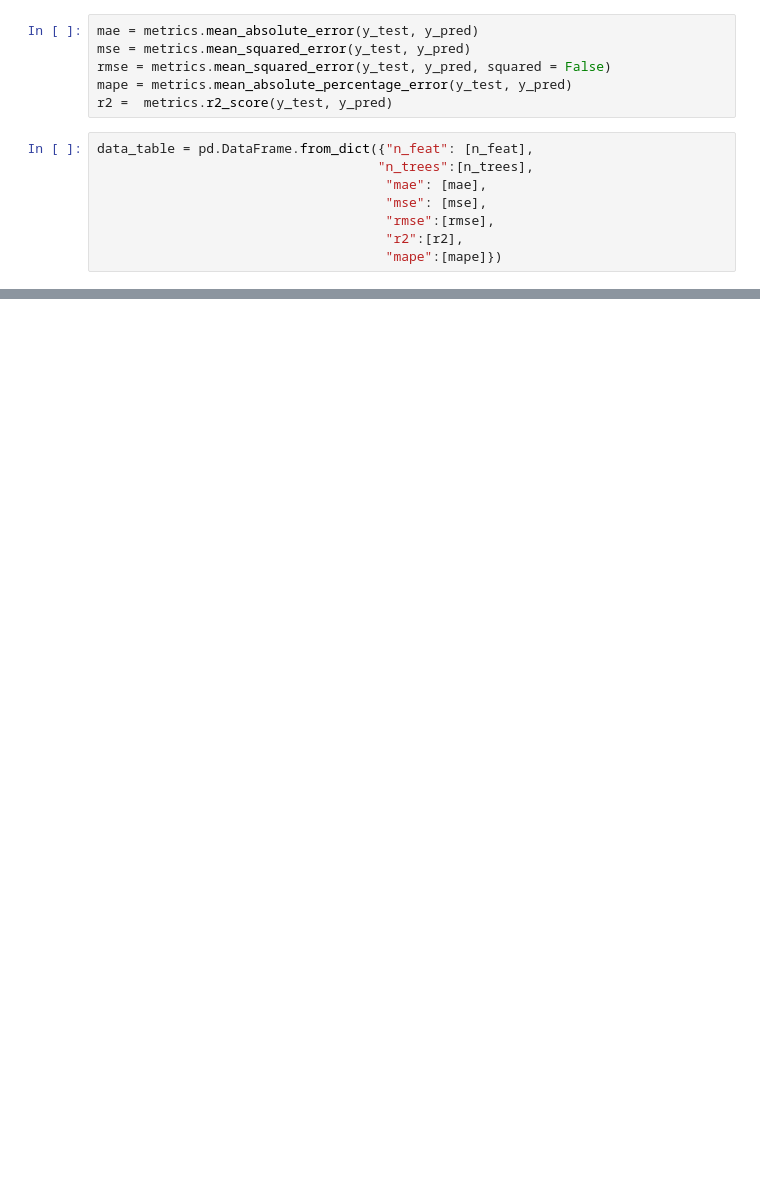
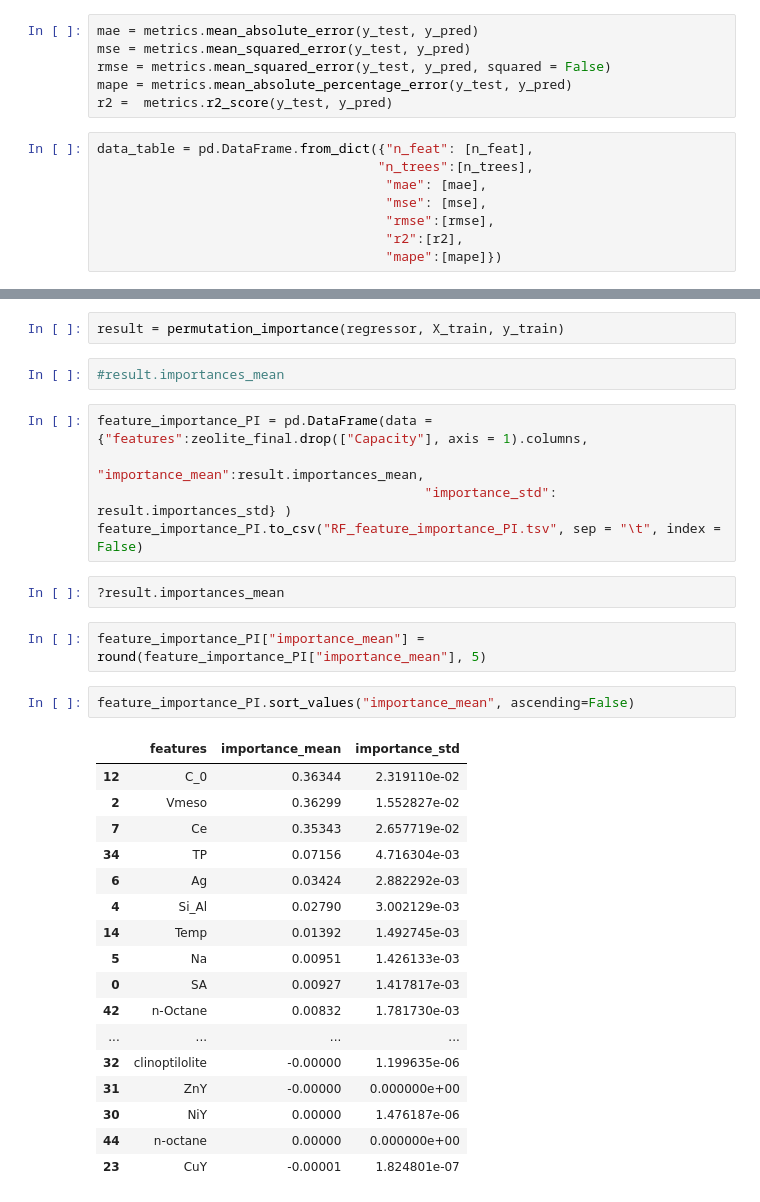
Before and after one commit to PiscatorX/Project-Roger-Dodger, a Jupyter notebook: Python-ML/random_forest.ipynb, the cells around one changed output, grey strips where cells are left out. Drawn from its saved outputs; the diff is of its cells as text; blank space fills up the shorter version.

```diff
--- a/Python-ML/random_forest.ipynb
+++ b/Python-ML/random_forest.ipynb
@@ -247,0 +281,33 @@ os.getcwd()
+# %%
+result = permutation_importance(regressor, X_train, y_train)
+# %%
+#result.importances_mean
+# %%
+feature_importance_PI = pd.DataFrame(data = {"features":zeolite_final.drop(["Capacity"], axis = 1).columns,
+                                          "importance_mean":result.importances_mean,
+                                          "importance_std": result.importances_std} )
+feature_importance_PI.to_csv("RF_feature_importance_PI.tsv", sep = "\t", index = False)
+# %%
+?result.importances_mean
+# %%
+feature_importance_PI["importance_mean"] = round(feature_importance_PI["importance_mean"], 5)
+# %%
+feature_importance_PI.sort_values("importance_mean", ascending=False)
+# %% [output]
+|  | features | importance_mean | importance_std |
+| 12 | C_0 | 0.36344 | 2.319110e-02 |
+| 2 | Vmeso | 0.36299 | 1.552827e-02 |
+| 7 | Ce | 0.35343 | 2.657719e-02 |
+| 34 | TP | 0.07156 | 4.716304e-03 |
+| 6 | Ag | 0.03424 | 2.882292e-03 |
+| 4 | Si_Al | 0.02790 | 3.002129e-03 |
+| 14 | Temp | 0.01392 | 1.492745e-03 |
+| 5 | Na | 0.00951 | 1.426133e-03 |
+| 0 | SA | 0.00927 | 1.417817e-03 |
+| 42 | n-Octane | 0.00832 | 1.781730e-03 |
+| ... | ... | ... | ... |
+| 32 | clinoptilolite | -0.00000 | 1.199635e-06 |
+| 31 | ZnY | -0.00000 | 0.000000e+00 |
+| 30 | NiY | 0.00000 | 1.476187e-06 |
+| 44 | n-octane | 0.00000 | 0.000000e+00 |
+| 23 | CuY | -0.00001 | 1.824801e-07 |
```
Also changed, not shown: parts of 28 cells of this notebook, 4 other files.
